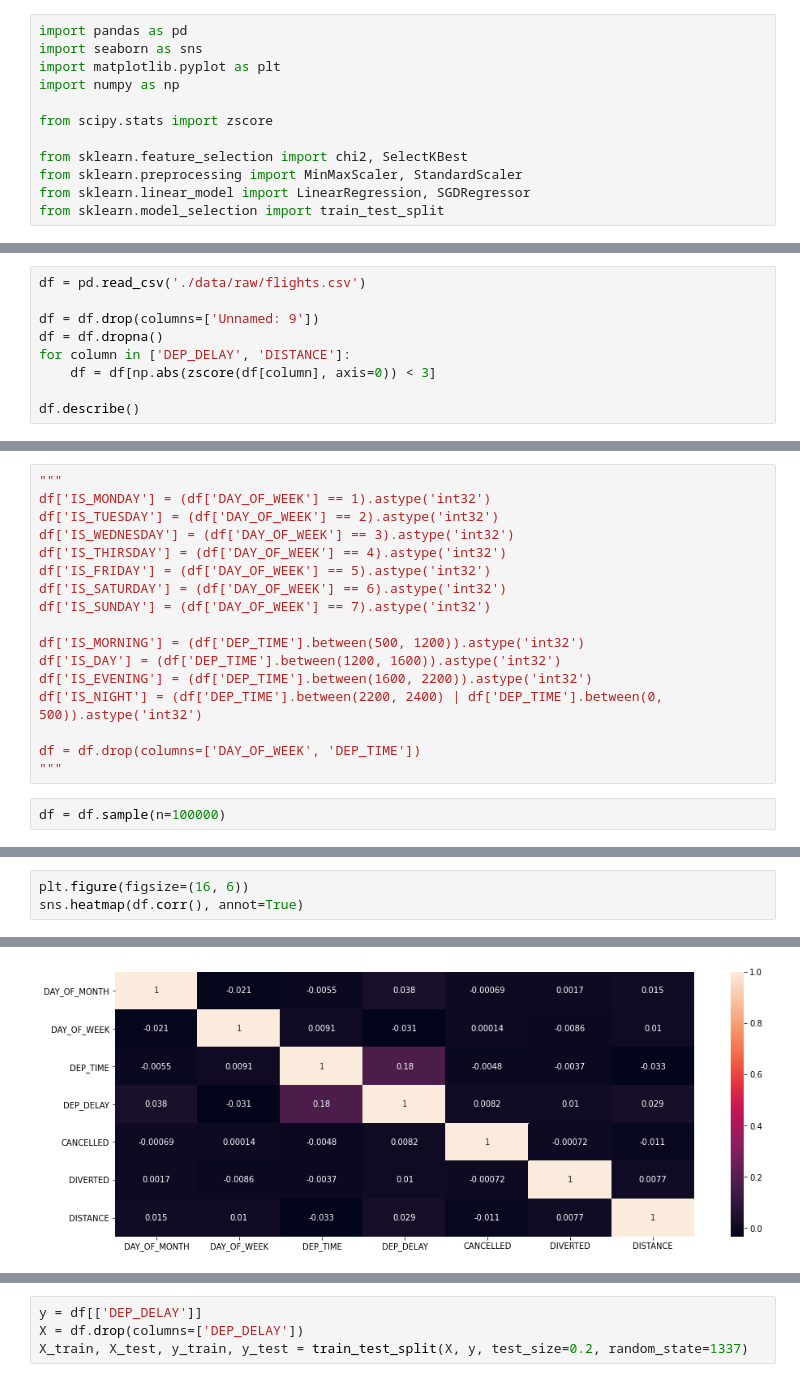
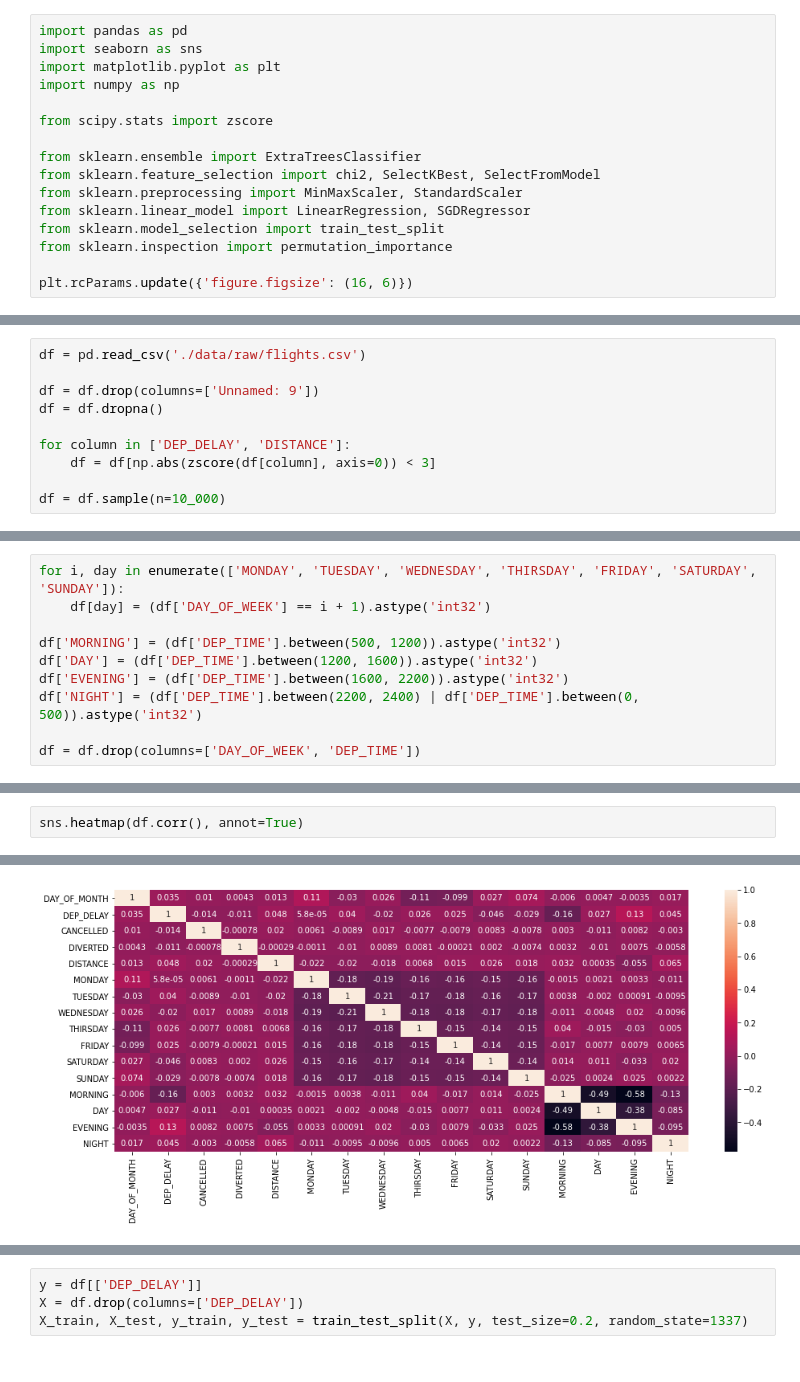
Before and after one commit to dikuchan/regression, a Jupyter notebook: model.ipynb, the cells around one changed output, grey strips where cells are left out. Cells and saved outputs as stored; diff of their text form.

```diff
--- a/model.ipynb
+++ b/model.ipynb
@@ -6,7 +6,11 @@ import numpy as np
 
 from scipy.stats import zscore
 
-from sklearn.feature_selection import chi2, SelectKBest
+from sklearn.ensemble import ExtraTreesClassifier
+from sklearn.feature_selection import chi2, SelectKBest, SelectFromModel
 from sklearn.preprocessing import MinMaxScaler, StandardScaler
 from sklearn.linear_model import LinearRegression, SGDRegressor
 from sklearn.model_selection import train_test_split
+from sklearn.inspection import permutation_importance
+
+plt.rcParams.update({'figure.figsize': (16, 6)})
@@ -15,7 +23,8 @@ df = pd.read_csv('./data/raw/flights.csv')
 
 df = df.drop(columns=['Unnamed: 9'])
 df = df.dropna()
+
 for column in ['DEP_DELAY', 'DISTANCE']:
     df = df[np.abs(zscore(df[column], axis=0)) < 3]
 
-df.describe()
+df = df.sample(n=10_000)
@@ -32,19 +46,10 @@ df.describe()
 # %%
-"""
-df['IS_MONDAY'] = (df['DAY_OF_WEEK'] == 1).astype('int32')
-df['IS_TUESDAY'] = (df['DAY_OF_WEEK'] == 2).astype('int32')
-df['IS_WEDNESDAY'] = (df['DAY_OF_WEEK'] == 3).astype('int32')
-df['IS_THIRSDAY'] = (df['DAY_OF_WEEK'] == 4).astype('int32')
-df['IS_FRIDAY'] = (df['DAY_OF_WEEK'] == 5).astype('int32')
-df['IS_SATURDAY'] = (df['DAY_OF_WEEK'] == 6).astype('int32')
-df['IS_SUNDAY'] = (df['DAY_OF_WEEK'] == 7).astype('int32')
+for i, day in enumerate(['MONDAY', 'TUESDAY', 'WEDNESDAY', 'THIRSDAY', 'FRIDAY', 'SATURDAY', 'SUNDAY']):
+    df[day] = (df['DAY_OF_WEEK'] == i + 1).astype('int32')
 
-df['IS_MORNING'] = (df['DEP_TIME'].between(500, 1200)).astype('int32')
-df['IS_DAY'] = (df['DEP_TIME'].between(1200, 1600)).astype('int32')
-df['IS_EVENING'] = (df['DEP_TIME'].between(1600, 2200)).astype('int32')
-df['IS_NIGHT'] = (df['DEP_TIME'].between(2200, 2400) | df['DEP_TIME'].between(0, 500)).astype('int32')
+df['MORNING'] = (df['DEP_TIME'].between(500, 1200)).astype('int32')
+df['DAY'] = (df['DEP_TIME'].between(1200, 1600)).astype('int32')
+df['EVENING'] = (df['DEP_TIME'].between(1600, 2200)).astype('int32')
+df['NIGHT'] = (df['DEP_TIME'].between(2200, 2400) | df['DEP_TIME'].between(0, 500)).astype('int32')
 
 df = df.drop(columns=['DAY_OF_WEEK', 'DEP_TIME'])
-"""
-# %%
-df = df.sample(n=100000)
@@ -81,4 +60,3 @@ selector.pvalues_
 # %%
-plt.figure(figsize=(16, 6))
 sns.heatmap(df.corr(), annot=True)
 # %% [output]
@@ -86 +64 @@ sns.heatmap(df.corr(), annot=True)
-[figure, old version]
+[figure, new version]
```
Also changed, not shown: parts of 41 cells of this notebook.
